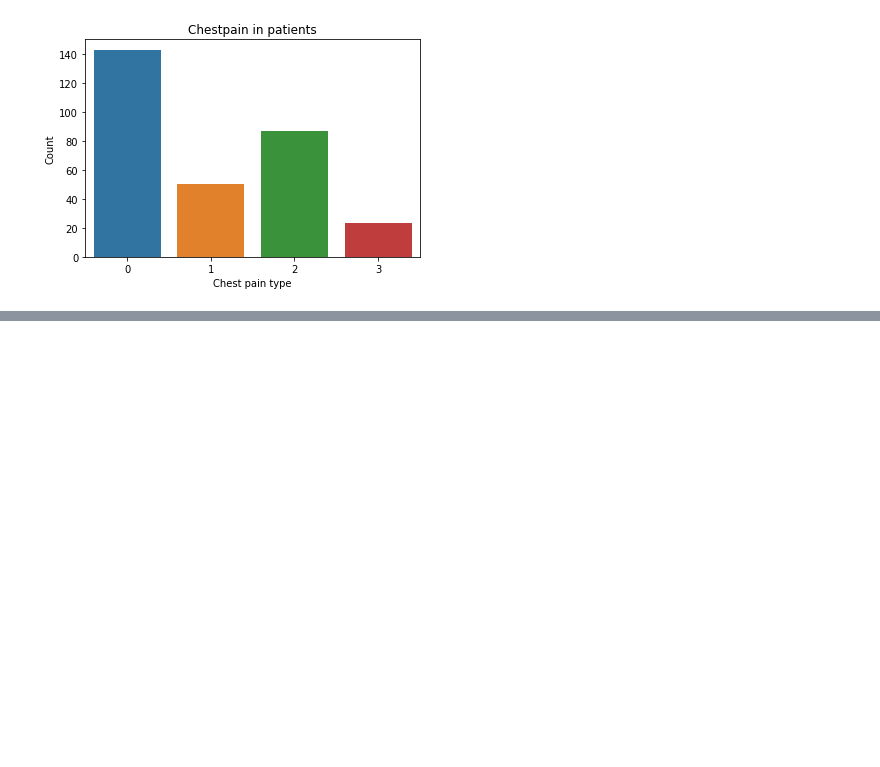
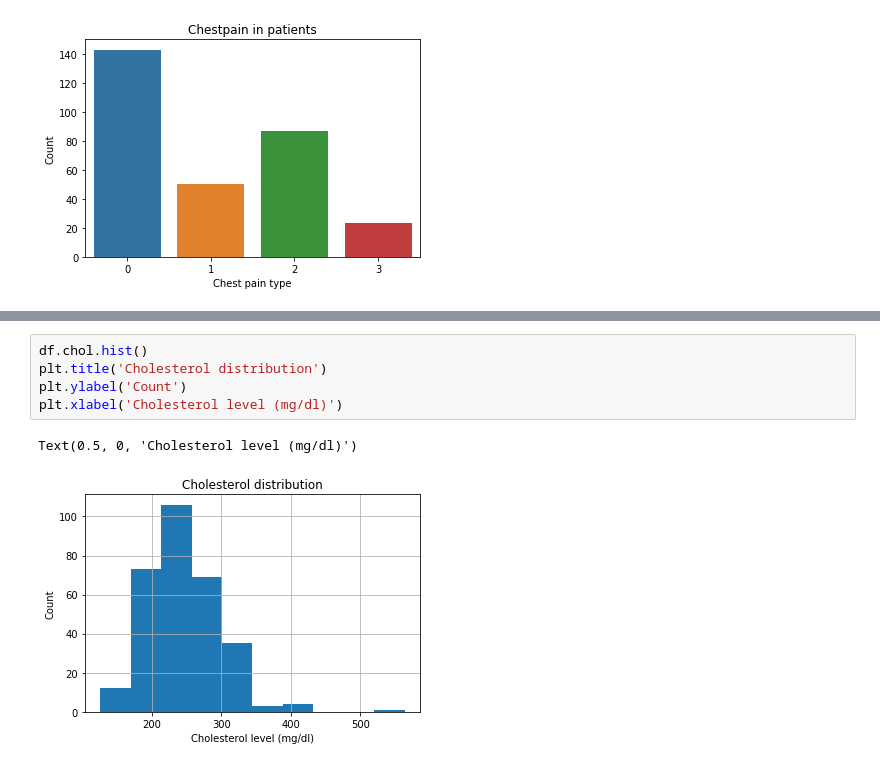
Before and after one commit to ben-pharma/heart_disease, a Jupyter notebook: app.ipynb, the cells around one changed output, grey strips where cells are left out. Cells and saved outputs as stored; diff of their text form; blank space fills up the shorter version.

```diff
--- a/app.ipynb
+++ b/app.ipynb
@@ -113,0 +128,8 @@ sns.map_diag(sns.kdeplot, lw=2)
+# %%
+df.chol.hist()
+plt.title('Cholesterol distribution')
+plt.ylabel('Count')
+plt.xlabel('Cholesterol level (mg/dl)')
+# %% [output]
+Text(0.5, 0, 'Cholesterol level (mg/dl)')
+[figure, added]
```
Also changed, not shown: parts of 16 cells of this notebook.
